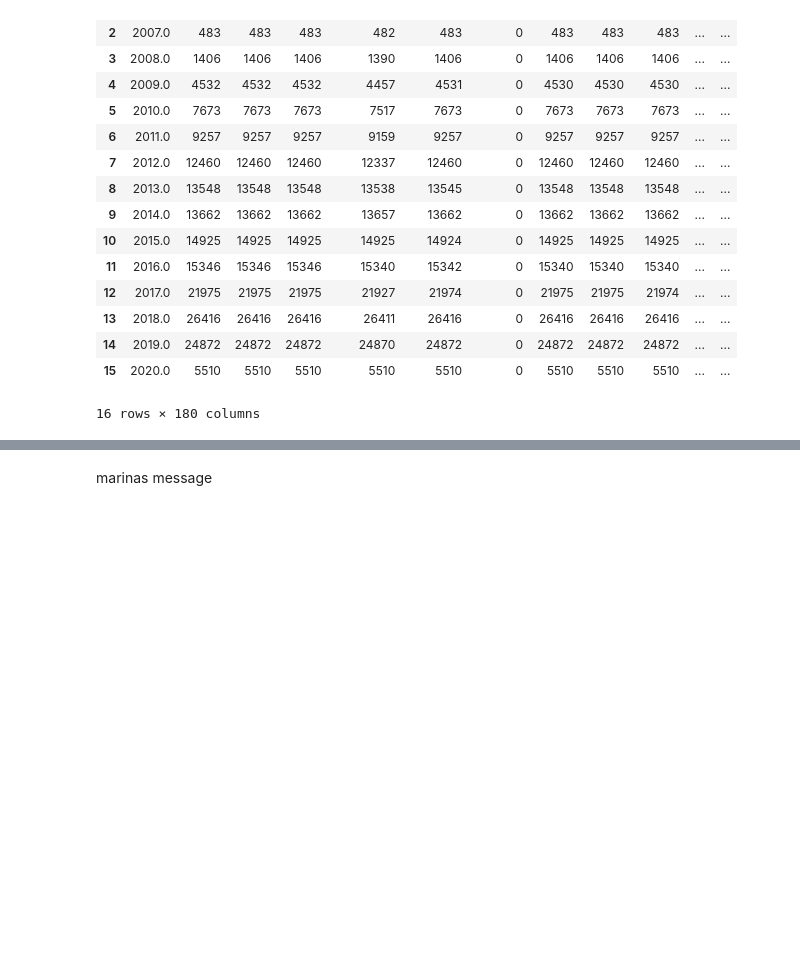
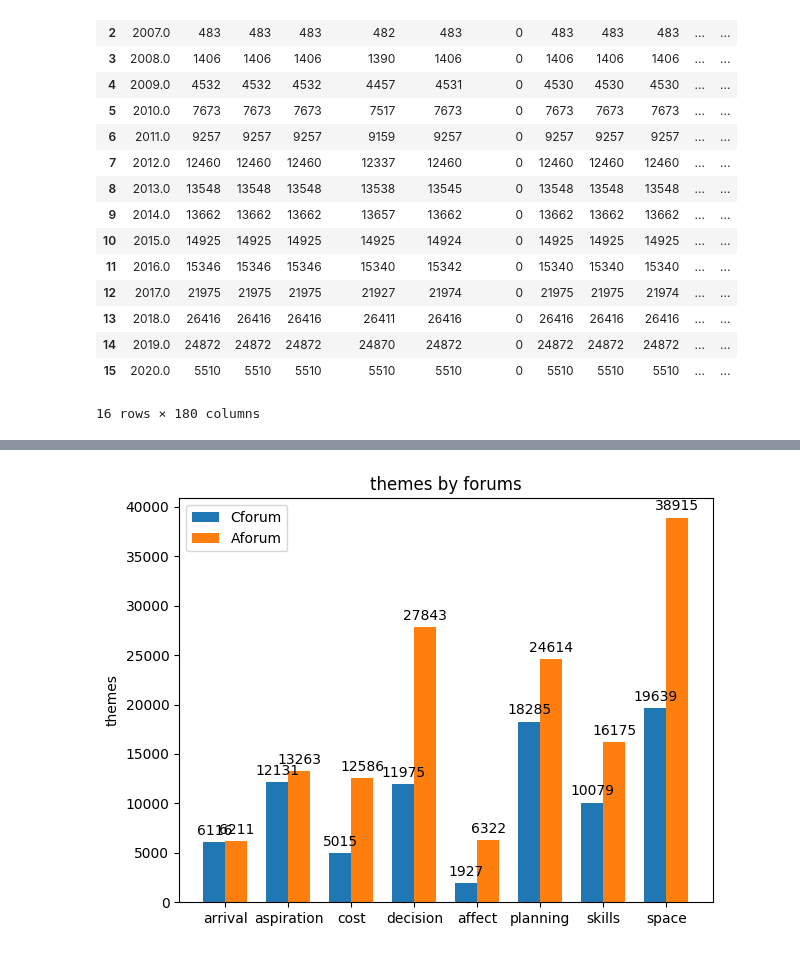
Before and after one commit to mkkhanzadi/AFdataanalysis, a Jupyter notebook: Comparative.ipynb, the cells around one changed output, grey strips where cells are left out. Drawn from its saved outputs; the diff is of its cells as text; code cells hidden in the pictures; blank space fills up the shorter version.

```diff
--- a/Comparative.ipynb
+++ b/Comparative.ipynb
@@ -96,2 +105,62 @@ plt.savefig("compare-counts.png")
-# %% [markdown]
-marinas message
+# %%
+Cdf1 = pd.read_csv('Cforum_arrival', index_col=0)
+#len(Cdf1)
+Cdf2 = pd.read_csv('Cforum_aspiration', index_col=0)
+Cdf3 = pd.read_csv('Cforum_cost', index_col=0)
+Cdf4 = pd.read_csv('Cforum_decision', index_col=0)
+Cdf5 = pd.read_csv('Cforum_affect', index_col=0)
+Cdf6 = pd.read_csv('Cforum_plan', index_col=0)
+Cdf7 = pd.read_csv('Cforum_skills', index_col=0)
+Cdf8 = pd.read_csv('Cforum_space', index_col=0)
+
+Adf1 = pd.read_csv('Aforum_arrival', index_col=0)
+#len(Cdf1)
+Adf2 = pd.read_csv('Aforum_aspiration', index_col=0)
+Adf3 = pd.read_csv('Aforum_cost', index_col=0)
+Adf4 = pd.read_csv('Aforum_decison', index_col=0)
+Adf5 = pd.read_csv('Aforum_affect', index_col=0)
+Adf6 = pd.read_csv('Aforum_planning', index_col=0)
+Adf7 = pd.read_csv('Aforum_skills', index_col=0)
+Adf8 = pd.read_csv('Aforum_space', index_col=0)
+# %%
+import matplotlib
+import matplotlib.pyplot as plt
+import numpy as np
+
+labels = ['arrival', 'aspiration', 'cost', 'decision', 'affect', 'planning', 'skills', 'space']
+Cforum = [len(Cdf1), len(Cdf2), len(Cdf3), len(Cdf4), len(Cdf5), len(Cdf6), len(Cdf7), len(Cdf8)]
+Aforum = [len(Adf1), len(Adf2), len(Adf3), len(Adf4), len(Adf5), len(Adf6), len(Adf7), len(Adf8)]
+
+x = np.arange(len(labels))  # the label locations
+width = 0.35  # the width of the bars
+
+fig, ax = plt.subplots()
+rects1 = ax.bar(x - width/2, Cforum, width, label='Cforum')
+rects2 = ax.bar(x + width/2, Aforum, width, label='Aforum')
+
+# Add some text for labels, title and custom x-axis tick labels, etc.
+ax.set_ylabel('themes')
+ax.set_title('themes by forums')
+ax.set_xticks(x)
+ax.set_xticklabels(labels)
+ax.legend()
+
+def autolabel(rects):
+    """Attach a text label above each bar in *rects*, displaying its height."""
+    for rect in rects:
+        height = rect.get_height()
+        ax.annotate('{}'.format(height),
+                    xy=(rect.get_x() + rect.get_width() / 2, height),
+                    xytext=(0, 3),  # 3 points vertical offset
+                    textcoords="offset points",
+                    ha='center', va='bottom')
+
+
+autolabel(rects1)
+autolabel(rects2)
+
+fig.tight_layout()
+
+plt.show()
+# %% [output]
+[figure, added]
```
Also changed, not shown: parts of 5 cells of this notebook.
